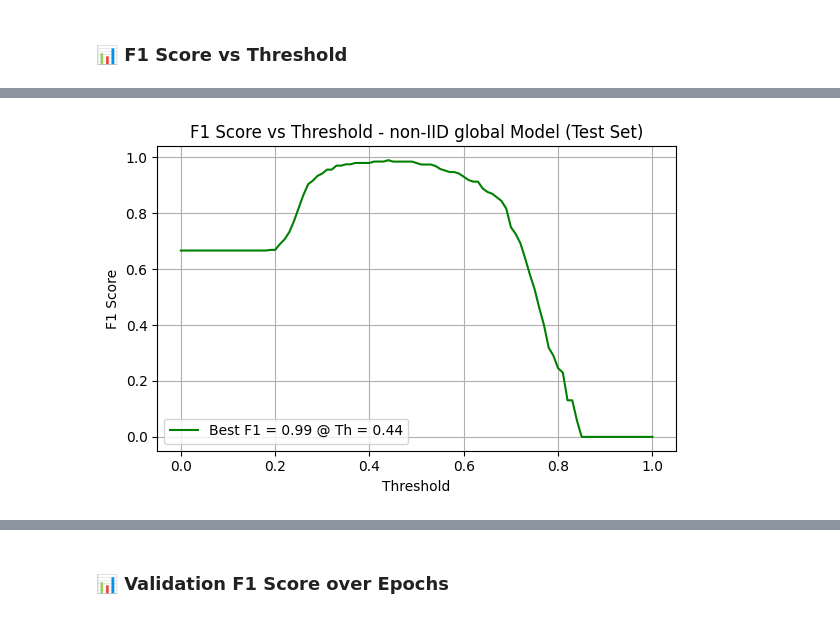
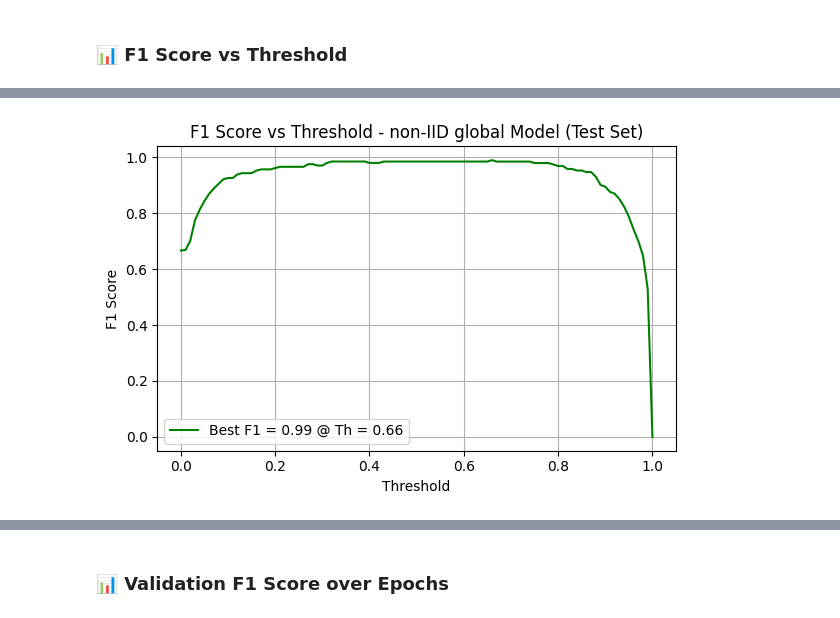
Before and after one commit to RollingArray/tapnet-federated, a Jupyter notebook: src/experiment-notebooks/09_evaluate_model.ipynb, the cells around one changed output, grey strips where cells are left out. Saved outputs shown, nothing was run; the diff lists cells and outputs as text; code cells hidden in the pictures.

```diff
--- a/src/experiment-notebooks/09_evaluate_model.ipynb
+++ b/src/experiment-notebooks/09_evaluate_model.ipynb
@@ -22,15 +22,15 @@ import logging
 # === Configuration Constants ===
 
 # Distribution strategy (IID, non-IID etc.)
-DISTRIBUTION = "IID"
+DISTRIBUTION = "non-IID"
 MODEL_TYPE = "global" # global, standalone
 
 # Test dataset
-#TEST_DIR = f"../../resources/material/train-data/federated/{DISTRIBUTION}-npy/test_clients"
-#LABEL_CSV = f"../../resources/material/train-data/federated/{DISTRIBUTION}/test_clients/labels.csv"
+TEST_DIR = f"../../resources/material/train-data/federated/{DISTRIBUTION}-npy/test_clients"
+LABEL_CSV = f"../../resources/material/train-data/federated/{DISTRIBUTION}/test_clients/labels.csv"
 
-TEST_DIR = f"../../resources/material/test-data/test-clients-npy/test_clients"
-LABEL_CSV = f"../../resources/material/test-data/test-material-taps/test_clients/labels.csv"
+# TEST_DIR = f"../../resources/material/test-data/test-clients-npy/test_clients"
+# LABEL_CSV = f"../../resources/material/test-data/test-material-taps/test_clients/labels.csv"
 
 LABEL_MAP = {"bad": 0, "good": 1}
 REVERSE_MAP = {0: "bad", 1: "good"}
@@ -435,11 +521,16 @@ def plot_f1_vs_threshold(y_true, y_probs, save_path=None):
     thresholds = np.arange(0.0, 1.01, 0.01)
     f1_scores = [f1_score(y_true, y_probs >= t) for t in thresholds]
 
+    # Log all threshold-wise F1 scores
+    log("📈 Threshold-wise F1 Scores:")
+    for t, f1 in zip(thresholds, f1_scores):
+        log(f"  • Threshold = {t:.2f} → F1 Score = {f1:.4f}")
+
     # Log best F1 score and corresponding threshold
     best_idx = int(np.argmax(f1_scores))
     best_threshold = thresholds[best_idx]
     best_f1 = f1_scores[best_idx]
-    log(f"  • Best F1 Score: {best_f1:.4f} at Threshold = {best_threshold:.2f}")
+    log(f"\n🏆 Best F1 Score: {best_f1:.4f} at Threshold = {best_threshold:.2f}")
 
     # Plot
     plt.figure(figsize=(6, 4))
@@ -461,6 +552,7 @@ def plot_f1_vs_threshold(y_true, y_probs, save_path=None):
     plt.show()
     log("✅ F1 Score vs Threshold Plot Completed.\n")
 
+
 # === Run Plot ===
 log("🚀 Plotting F1 Score vs Threshold...")
 plot_f1_vs_threshold(y_test, y_pred_probs, F1_THRESHOLD_PLOT_DIR)
@@ -473 +577 @@ plot_f1_vs_threshold(y_test, y_pred_probs, F1_THRESHOLD_PLOT_DIR)
-[figure, old version]
+[figure, new version]
```
Also changed, not shown: parts of 12 cells of this notebook, 17 other files.
